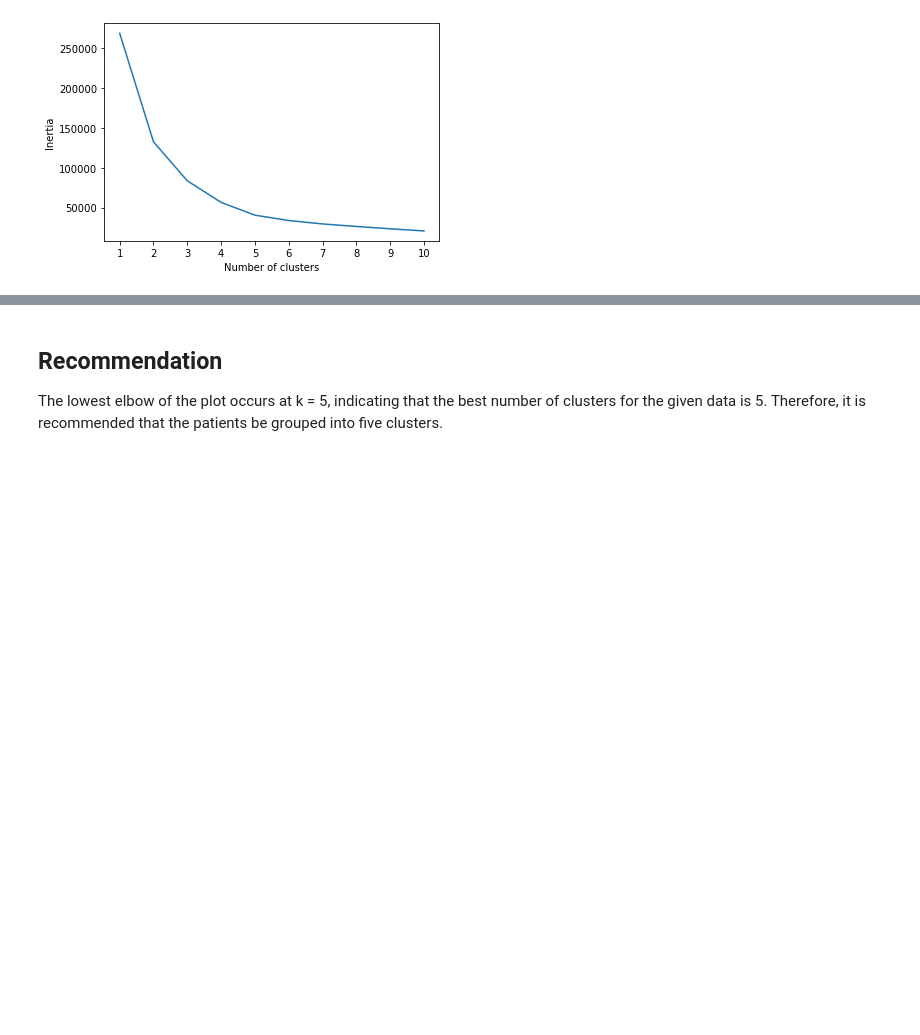
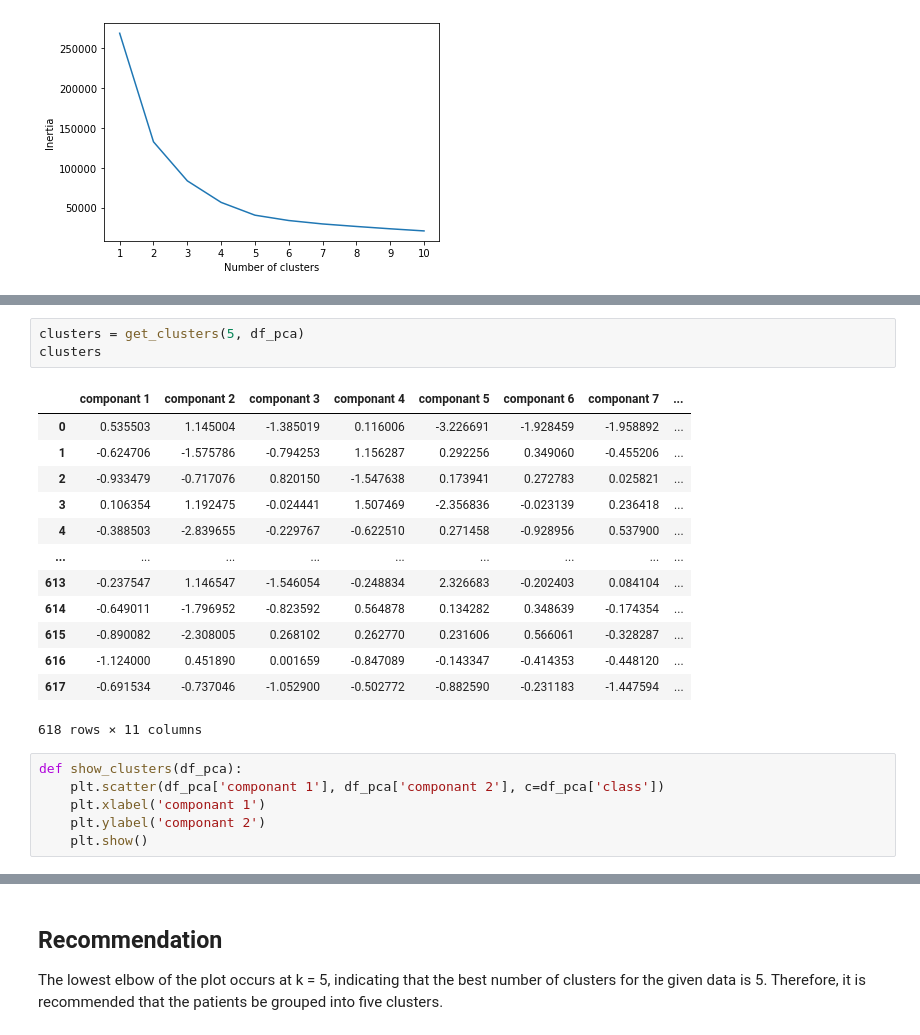
Before and after one commit to bmilne64/Myopic-Patient-Data, a Jupyter notebook: Myopia.ipynb, the cells around one changed output, grey strips where cells are left out. Saved outputs shown, nothing was run; the diff lists cells and outputs as text; blank space fills up the shorter version.

```diff
--- a/Myopia.ipynb
+++ b/Myopia.ipynb
@@ -191,0 +207,23 @@ plt.show()
+# %%
+clusters = get_clusters(5, df_pca)
+clusters
+# %% [output]
+|  | componant 1 | componant 2 | componant 3 | componant 4 | componant 5 | componant 6 | componant 7 | ... |
+| 0 | 0.535503 | 1.145004 | -1.385019 | 0.116006 | -3.226691 | -1.928459 | -1.958892 | ... |
+| 1 | -0.624706 | -1.575786 | -0.794253 | 1.156287 | 0.292256 | 0.349060 | -0.455206 | ... |
+| 2 | -0.933479 | -0.717076 | 0.820150 | -1.547638 | 0.173941 | 0.272783 | 0.025821 | ... |
+| 3 | 0.106354 | 1.192475 | -0.024441 | 1.507469 | -2.356836 | -0.023139 | 0.236418 | ... |
+| 4 | -0.388503 | -2.839655 | -0.229767 | -0.622510 | 0.271458 | -0.928956 | 0.537900 | ... |
+| ... | ... | ... | ... | ... | ... | ... | ... | ... |
+| 613 | -0.237547 | 1.146547 | -1.546054 | -0.248834 | 2.326683 | -0.202403 | 0.084104 | ... |
+| 614 | -0.649011 | -1.796952 | -0.823592 | 0.564878 | 0.134282 | 0.348639 | -0.174354 | ... |
+| 615 | -0.890082 | -2.308005 | 0.268102 | 0.262770 | 0.231606 | 0.566061 | -0.328287 | ... |
+| 616 | -1.124000 | 0.451890 | 0.001659 | -0.847089 | -0.143347 | -0.414353 | -0.448120 | ... |
+| 617 | -0.691534 | -0.737046 | -1.052900 | -0.502772 | -0.882590 | -0.231183 | -1.447594 | ... |
+618 rows × 11 columns
+# %%
+def show_clusters(df_pca):
+    plt.scatter(df_pca['componant 1'], df_pca['componant 2'], c=df_pca['class'])
+    plt.xlabel('componant 1')
+    plt.ylabel('componant 2')
+    plt.show()
```
Also changed, not shown: parts of 2 cells of this notebook, 2 other files.
